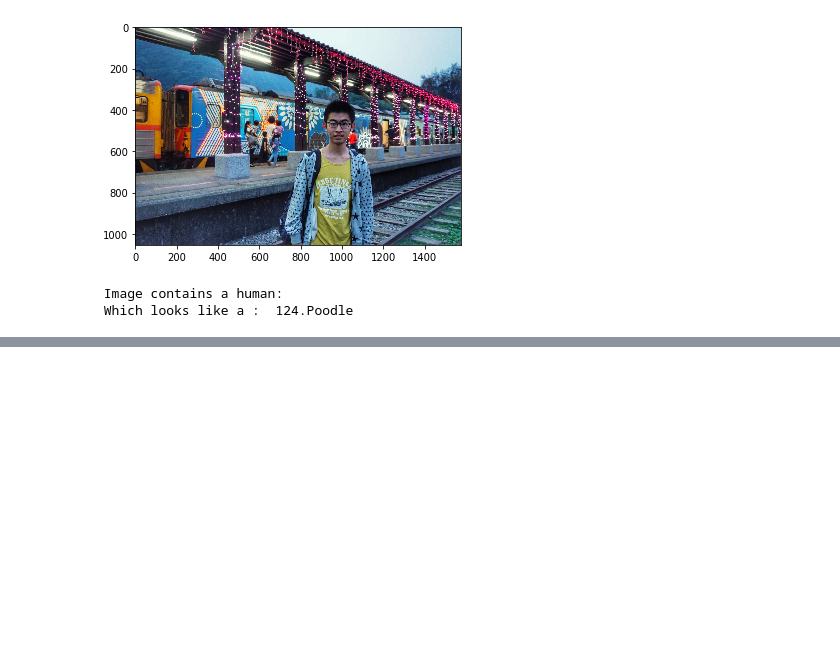
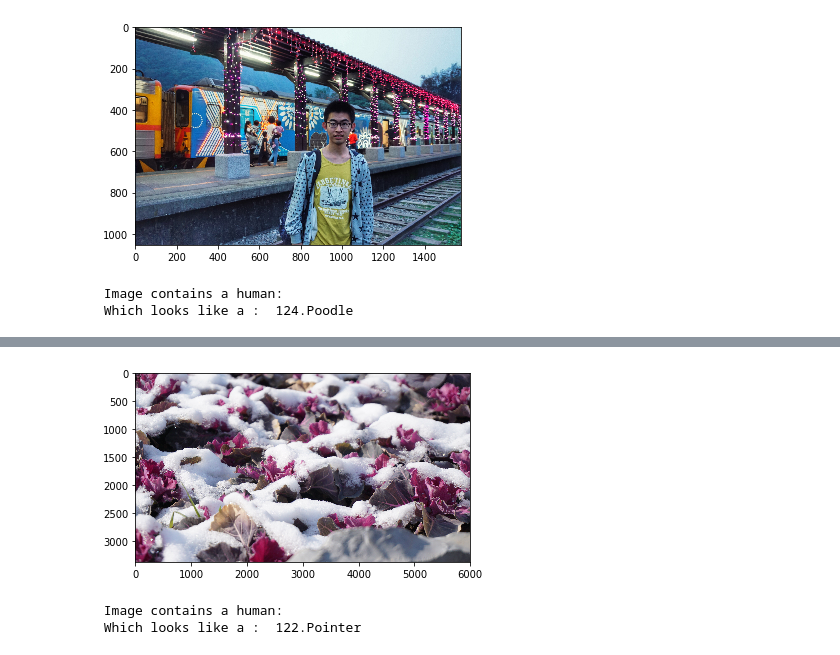
Before and after one commit to henryji96/Machine_Learning_Projects_Udacity, a Jupyter notebook: projects/6dog_breed_recognition/dog_app.ipynb, the cells around one changed output, grey strips where cells are left out. Saved outputs shown, nothing was run; the diff lists cells and outputs as text; code cells hidden in the pictures; blank space fills up the shorter version.

```diff
--- a/projects/6dog_breed_recognition/dog_app.ipynb
+++ b/projects/6dog_breed_recognition/dog_app.ipynb
@@ -921,0 +931,6 @@ predicts_dog_breed('test_img/human2.jpeg')
+# %%
+predicts_dog_breed('test_img/other3.jpg')
+# %% [output]
+[figure, added]
+ Image contains a human:
+ Which looks like a :  122.Pointer
```
Also changed, not shown: parts of 9 cells of this notebook, 5 other files.
